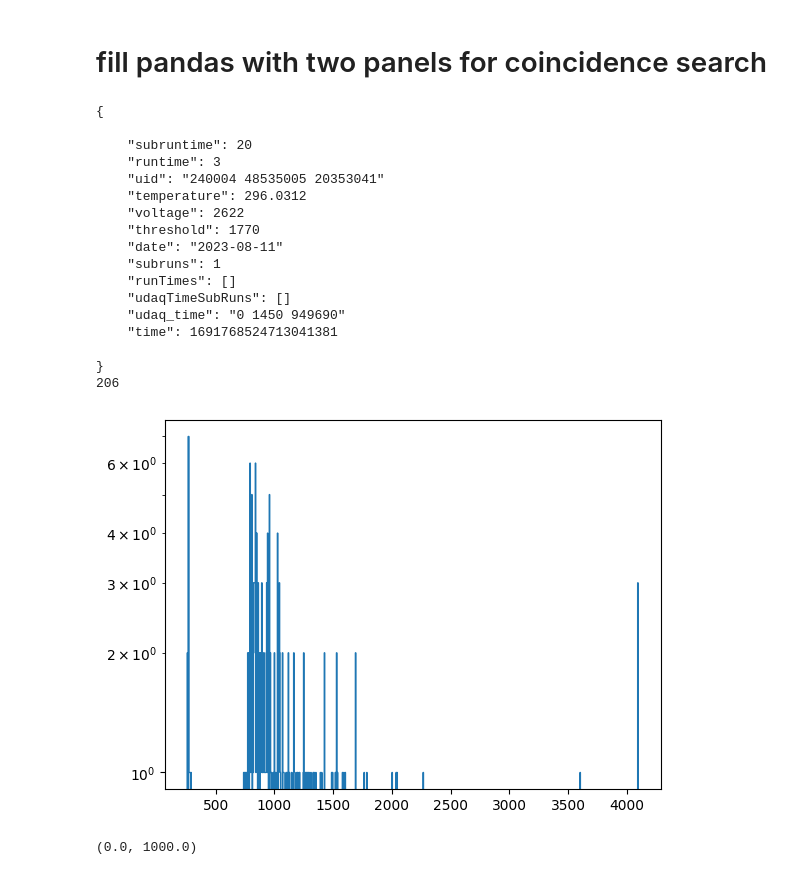
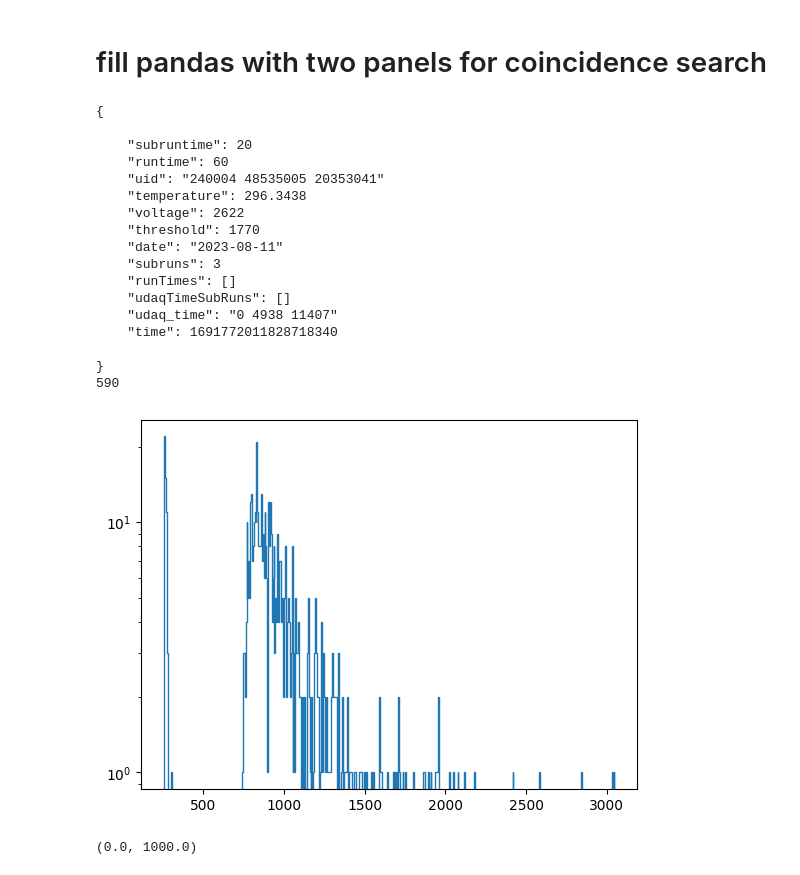
Before and after one commit to dfrikken/panelCodeRETCR, a Jupyter notebook: testingFor24/newHitBufferReader.ipynb, the cells around one changed output. Saved outputs shown, nothing was run; the diff lists cells and outputs as text; code cells hidden in the pictures.

```diff
--- a/testingFor24/newHitBufferReader.ipynb
+++ b/testingFor24/newHitBufferReader.ipynb
@@ -157,43 +213,43 @@ def read_bin(fileName, jsonList):
 # fill pandas with two panels for coincidence search
 # %%
 runDirectory = '/Users/frikken.1/documents/ret/surfaceStation/udaqTimeTesting/runs/'
-run = 3
+run = 18
 firstPanel = 0
 
 
 
 runStringP0 = f'{runDirectory}port_{firstPanel}_run_{run:07d}/port_{firstPanel}_run_{run:07d}'
 
 jsonListPort0 = read_json(runStringP0)
-hits = udaqChargestamps(runStringP0+".bin",0,0,0,0)
+hits = udaqChargestamps(runStringP0+".bin",0,0,1,0)
 
 pltList = []
 for i in hits:
     if( i[3] ==0):
         pltList.append(i[1])
     #print(i)
 print(len(hits))
-plt.hist(pltList,bins=1000,histtype='step')
+plt.hist(pltList,bins=500,histtype='step')
 plt.yscale('log')
 # %% [output]
 {
 
     "subruntime": 20
-    "runtime": 3
+    "runtime": 60
     "uid": "240004 48535005 20353041"
-    "temperature": 296.0312
+    "temperature": 296.3438
     "voltage": 2622
     "threshold": 1770
     "date": "2023-08-11"
-    "subruns": 1
+    "subruns": 3
     "runTimes": []
     "udaqTimeSubRuns": []
-    "udaq_time": "0 1450 949690"
-    "time": 1691768524713041381
+    "udaq_time": "0 4938 11407"
+    "time": 1691772011828718340
 
 }
-206
+590
-[figure, old version]
+[figure, new version]
 # %%
 from scipy.signal import find_peaks
 plt.hist(pltList, bins = 1000,histtype='step')
```
Also changed, not shown: parts of 8 cells of this notebook, 4 other files.
